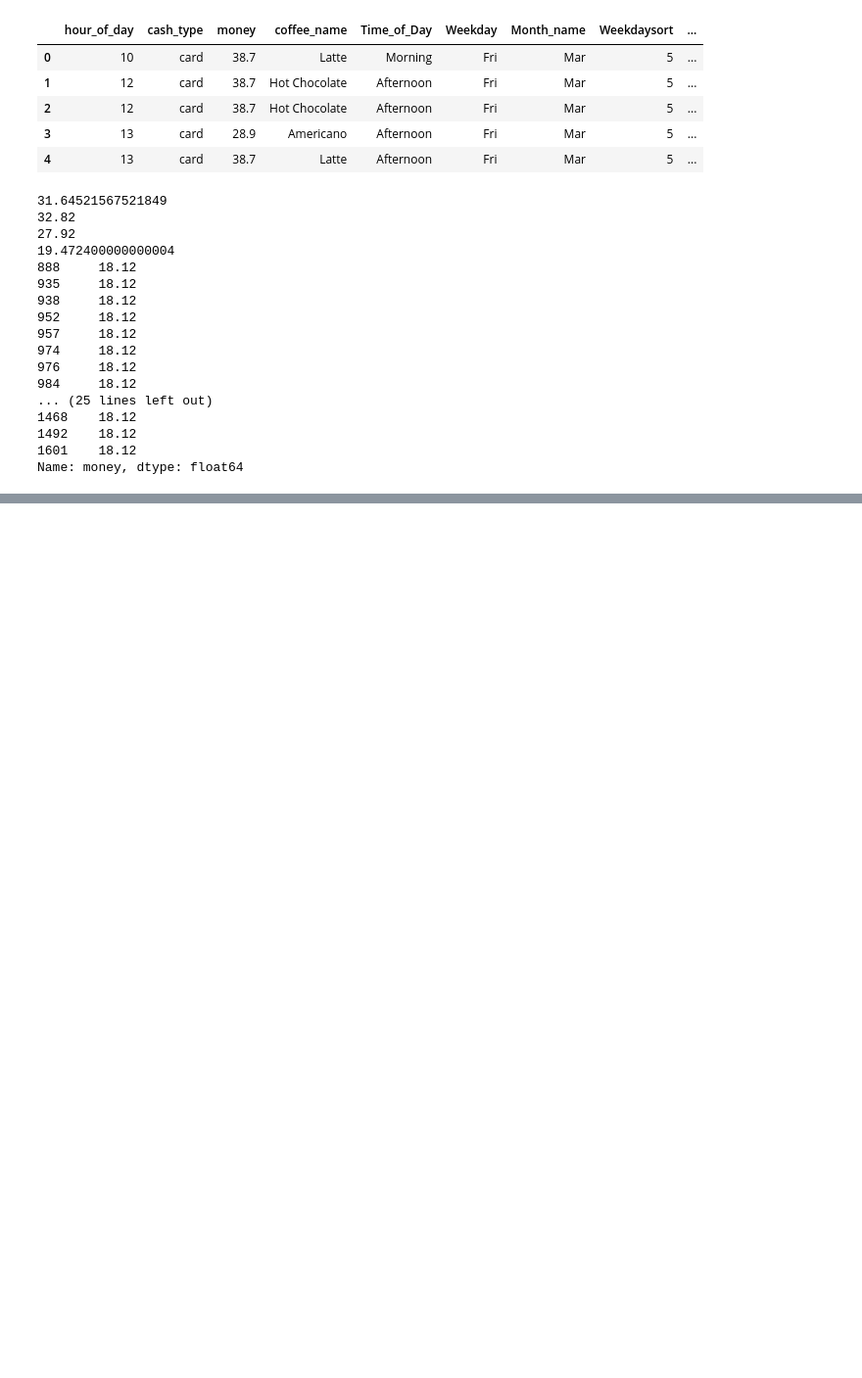
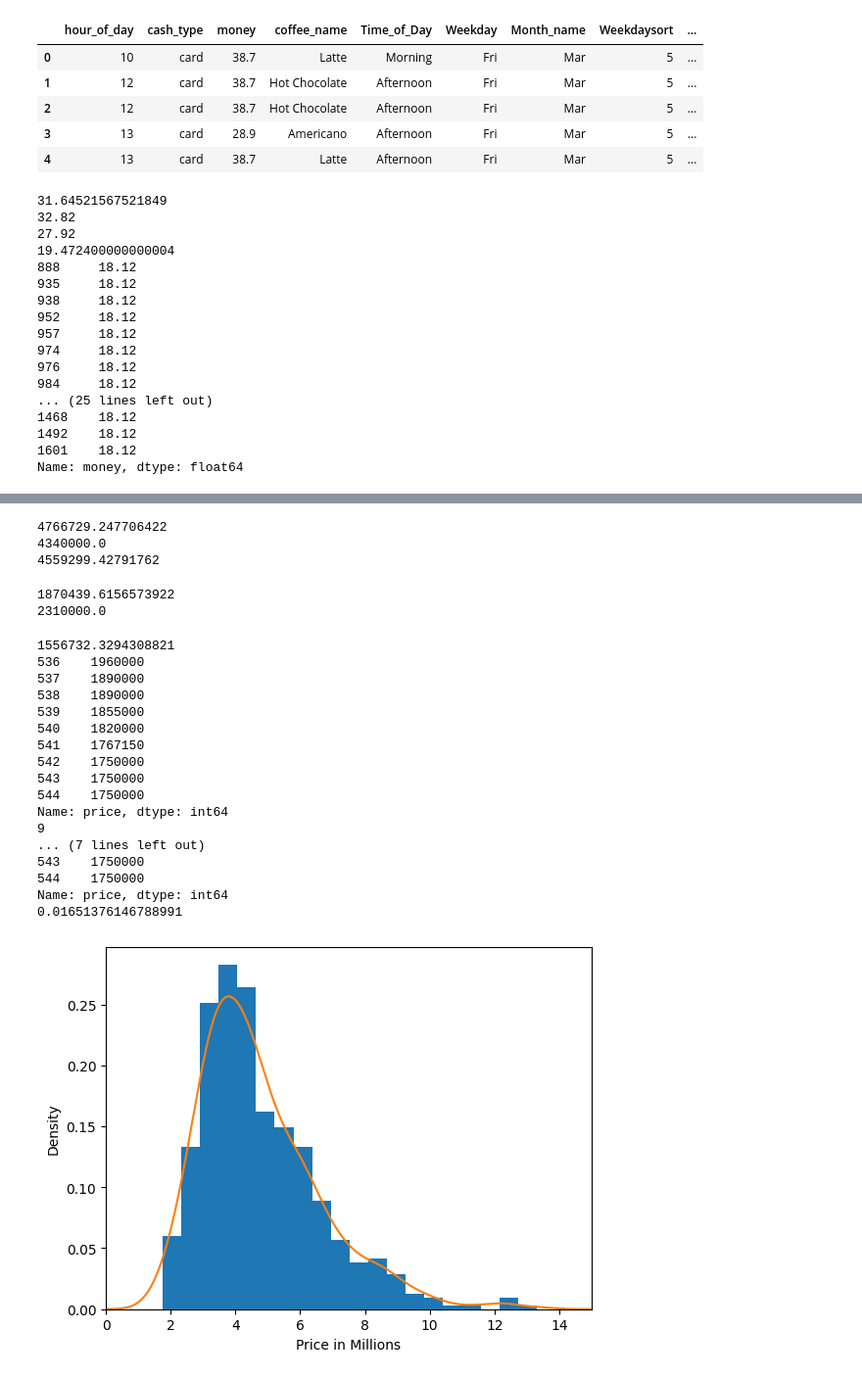
Before and after one commit to somegithubuser245/practical-statistics-for-data-scientists, a Jupyter notebook: python/notebooks/Chapter1_practive.ipynb, the cells around one changed output, grey strips where cells are left out. Shown at 98% size. Cells and saved outputs as stored; diff of their text form; code cells hidden in the pictures; blank space fills up the shorter version.

```diff
--- a/python/notebooks/Chapter1_practive.ipynb
+++ b/python/notebooks/Chapter1_practive.ipynb
@@ -43,3 +55,7 @@ print(money.loc[money < money.quantile(0.01)])
 1492    18.12
 1601    18.12
 Name: money, dtype: float64
+# %%
+HOUSES_DATA = DATA_REPO / "Housing.csv"
+df = pd.read_csv(HOUSES_DATA)
+df.head()
@@ -45,0 +69,55 @@ Name: money, dtype: float64
+# %%
+print(df["price"].mean())
+print(df["price"].median())
+
+from scipy.stats import trim_mean
+
+print(trim_mean(df["price"], 0.1))
+# %% [output]
+4766729.247706422
+4340000.0
+4559299.42791762
+# %%
+print(df["price"].std())
+print(df["price"].quantile(0.75) - df["price"].quantile(0.25))
+# %% [output]
+1870439.6156573922
+2310000.0
+# %%
+print(robust.mad(df["price"]))
+
+price_mils = df["price"] / 1_000_000
+ax = price_mils.plot.hist(density=True, bins=20, xlim=[0,15])
+price_mils.plot.density(ax=ax)
+ax.set_xlabel("Price in Millions")
+
+
+def get_length_underqr_elements(quartile: float, show_entries: bool) -> int:
+    qrt_df = df["price"].loc[df["price"] < df["price"].quantile(quartile)]
+
+    if show_entries:
+        print(qrt_df)
+
+    return len(qrt_df.index)
+
+print(get_length_underqr_elements(0.02, True))
+print(get_length_underqr_elements(0.02, True) / len(df.index))
+# %% [output]
+1556732.3294308821
+536    1960000
+537    1890000
+538    1890000
+539    1855000
+540    1820000
+541    1767150
+542    1750000
+543    1750000
+544    1750000
+Name: price, dtype: int64
+9
+... (7 lines left out)
+543    1750000
+544    1750000
+Name: price, dtype: int64
+0.01651376146788991
+[figure, added]
```
Also changed, not shown: parts of 3 cells of this notebook, 1 other file.
